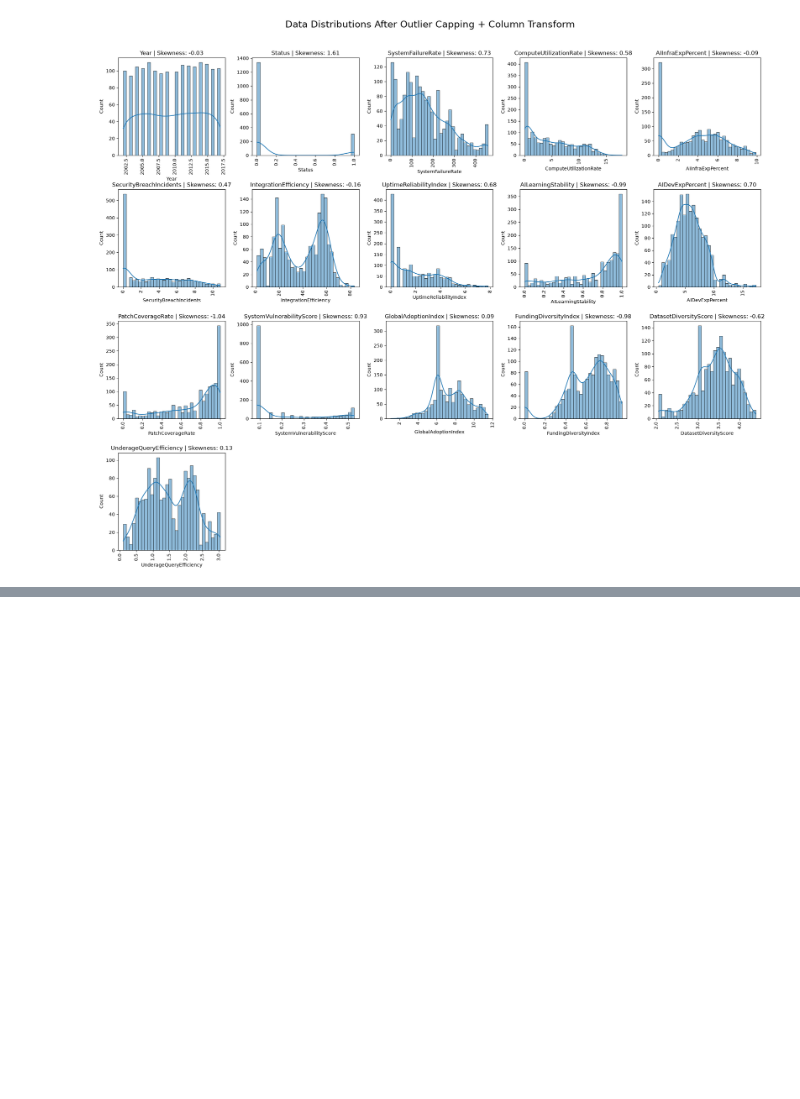
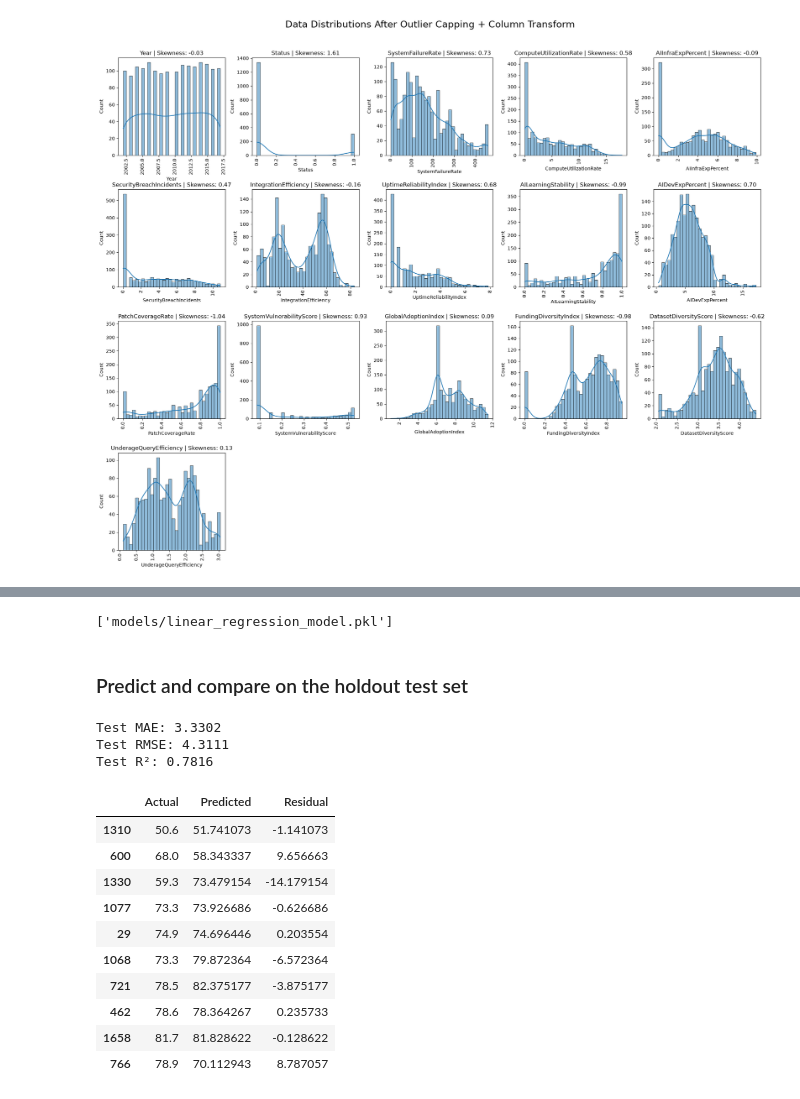
Before and after one commit to khangronky/cosc2753-assignment-1-2026b, a Jupyter notebook: notebook.ipynb, the cells around one changed output, grey strips where cells are left out. Saved outputs shown, nothing was run; the diff lists cells and outputs as text; code cells hidden in the pictures; blank space fills up the shorter version.

```diff
--- a/notebook.ipynb
+++ b/notebook.ipynb
@@ -162,7 +162,7 @@ y_train: pd.Series
 y_test: pd.Series
 
 X_train, X_test, y_train, y_test = train_test_split(
-    X, y, test_size=0.2, random_state=42, shuffle=True
+    X, y, test_size=0.2, random_state=42
 )
 # %%
 training_data = pd.concat([X_train, y_train], axis=1)
@@ -525,0 +538,59 @@ Mean R² score: 0.7741
+# %%
+from pathlib import Path
+import joblib
+
+Path("pipeline").mkdir(exist_ok=True)
+Path("models").mkdir(exist_ok=True)
+
+joblib.dump(preprocess_pipeline, "pipeline/preprocess_pipeline.pkl")
+joblib.dump(model, "models/linear_regression_model.pkl")
+# %% [output]
+['models/linear_regression_model.pkl']
+# %% [markdown]
+### Predict and compare on the holdout test set
+# %%
+from sklearn.metrics import mean_absolute_error, mean_squared_error, r2_score
+
+loaded_pipeline = joblib.load("pipeline/preprocess_pipeline.pkl")
+loaded_model = joblib.load("models/linear_regression_model.pkl")
+
+X_test_model = X_test.copy()
+
+X_test_model.drop(['CaseCount', 'Country', 'ActiveUserBase'], axis=1, inplace=True)
+X_test_model.drop(columns=columns_to_drop, inplace=True)
+
+X_test_model["UnderageQueryEfficiency"] = (
+    X_test_model["TeenQueryEfficiency"] + X_test_model["ChildQueryEfficiency"]
+) / 2
+X_test_model.drop(['TeenQueryEfficiency', 'ChildQueryEfficiency'], axis=1, inplace=True)
+
+X_test_transformed = loaded_pipeline.transform(X_test_model)
+X_test_transformed = X_test_transformed[X_train.columns]
+
+y_pred = loaded_model.predict(X_test_transformed)
+
+print(f"Test MAE: {mean_absolute_error(y_test, y_pred):.4f}")
+print(f"Test RMSE: {np.sqrt(mean_squared_error(y_test, y_pred)):.4f}")
+print(f"Test R²: {r2_score(y_test, y_pred):.4f}")
+
+test_comparison = pd.DataFrame({
+    "Actual": y_test,
+    "Predicted": y_pred,
+})
+test_comparison["Residual"] = test_comparison["Actual"] - test_comparison["Predicted"]
+test_comparison.head(10)
+# %% [output]
+Test MAE: 3.3302
+Test RMSE: 4.3111
+Test R²: 0.7816
+|  | Actual | Predicted | Residual |
+| 1310 | 50.6 | 51.741073 | -1.141073 |
+| 600 | 68.0 | 58.343337 | 9.656663 |
+| 1330 | 59.3 | 73.479154 | -14.179154 |
+| 1077 | 73.3 | 73.926686 | -0.626686 |
+| 29 | 74.9 | 74.696446 | 0.203554 |
+| 1068 | 73.3 | 79.872364 | -6.572364 |
+| 721 | 78.5 | 82.375177 | -3.875177 |
+| 462 | 78.6 | 78.364267 | 0.235733 |
+| 1658 | 81.7 | 81.828622 | -0.128622 |
+| 766 | 78.9 | 70.112943 | 8.787057 |
```
Also changed, not shown: parts of 3 cells of this notebook, 2 other files.
